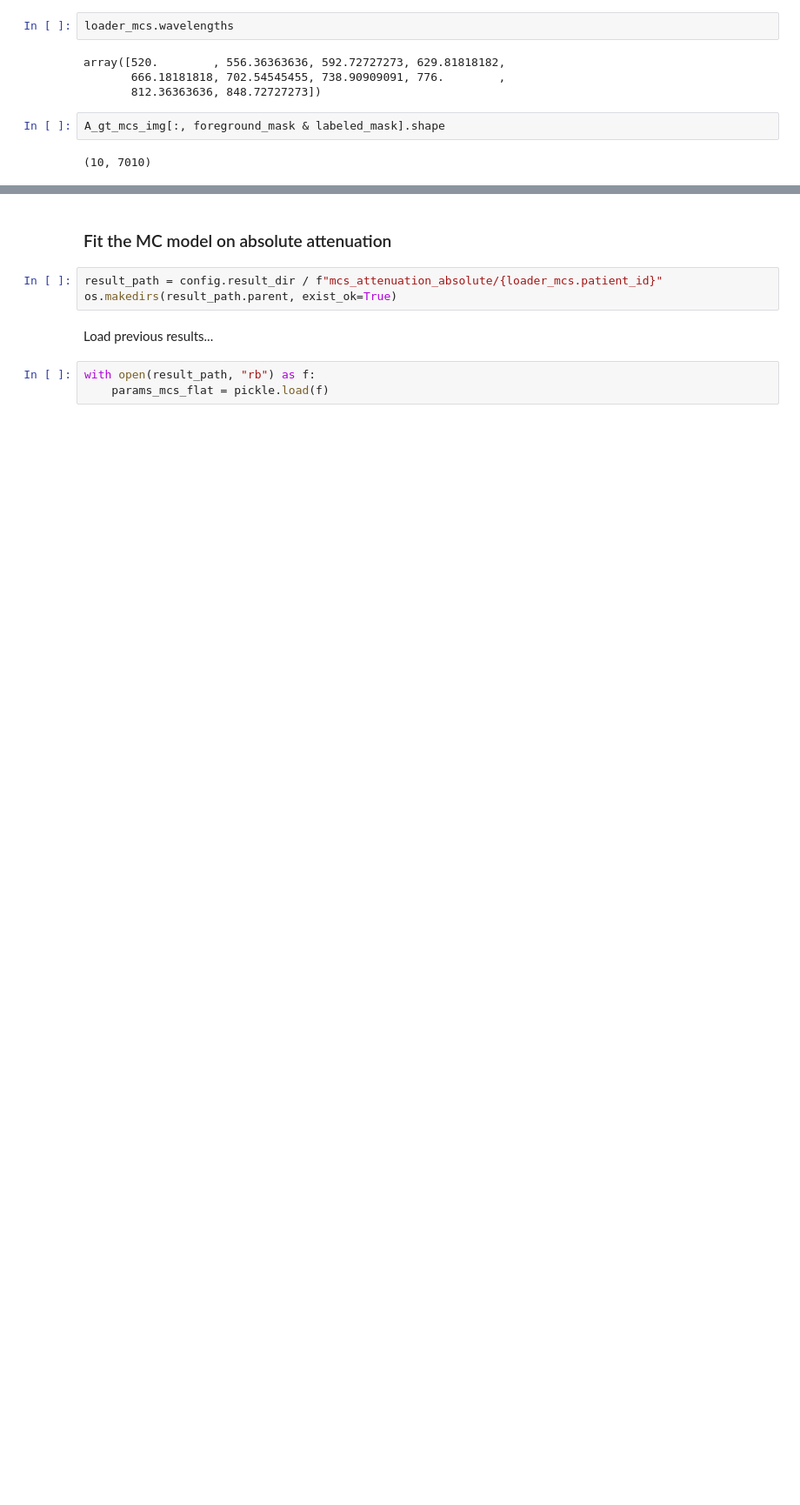
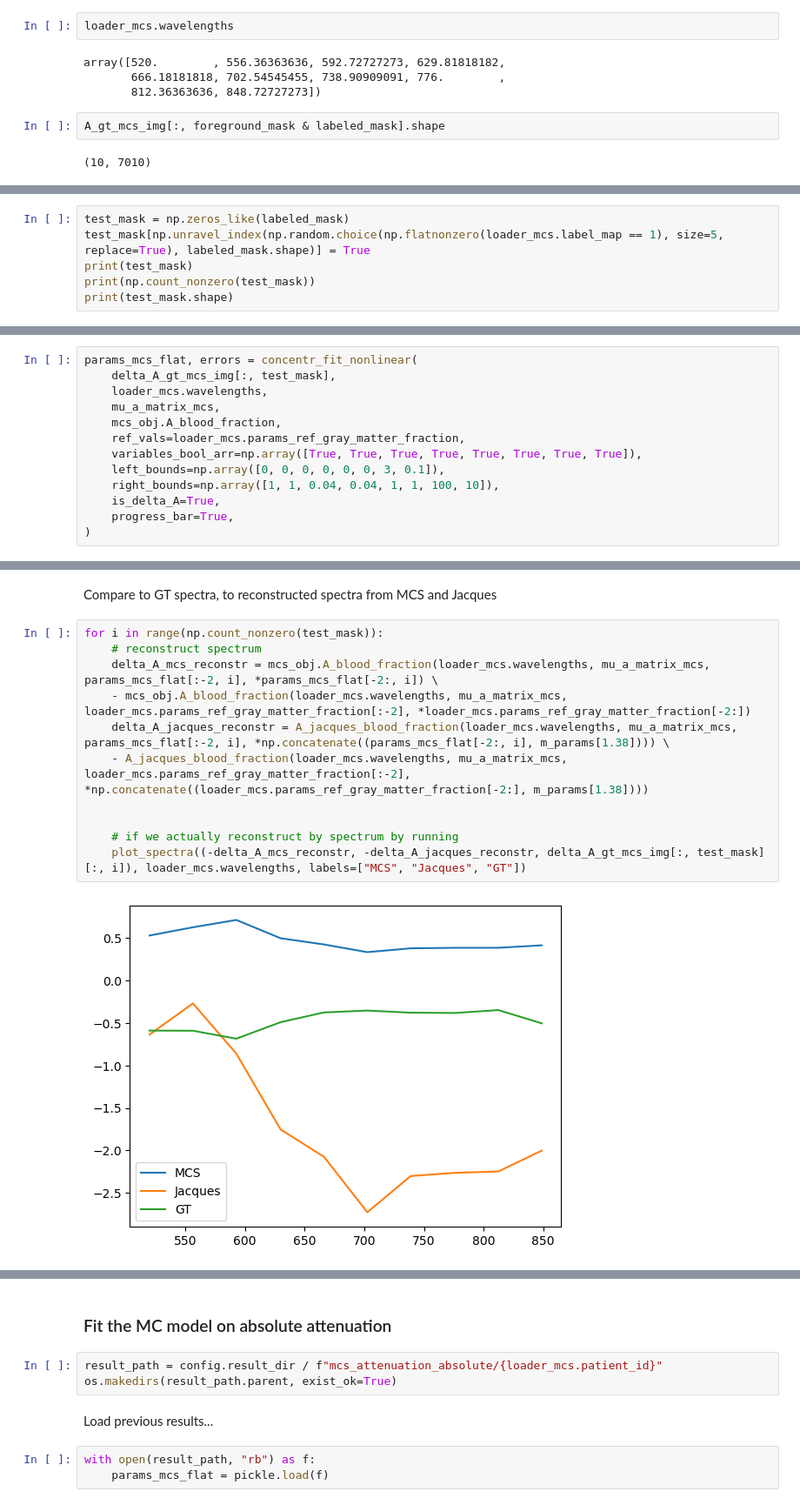
Before and after one commit to leonngl/hyperspectral-fit-idp, a Jupyter notebook: notebooks/model_comparison.ipynb, the cells around one changed output, grey strips where cells are left out. Shown at 87% size. Cells and saved outputs as stored; diff of their text form; blank space fills up the shorter version.

Commit message:
added new mu-a-matrix-computation and mcs+nlls debuggin notebook

```diff
--- a/notebooks/model_comparison.ipynb
+++ b/notebooks/model_comparison.ipynb
@@ -617,0 +684,6 @@ A_gt_mcs_img[:, foreground_mask & labeled_mask].shape
+# %%
+test_mask = np.zeros_like(labeled_mask)
+test_mask[np.unravel_index(np.random.choice(np.flatnonzero(loader_mcs.label_map == 1), size=5, replace=True), labeled_mask.shape)] = True
+print(test_mask)
+print(np.count_nonzero(test_mask))
+print(test_mask.shape)
@@ -617,0 +700,13 @@ A_gt_mcs_img[:, foreground_mask & labeled_mask].shape
+# %%
+params_mcs_flat, errors = concentr_fit_nonlinear(
+    delta_A_gt_mcs_img[:, test_mask],
+    loader_mcs.wavelengths,
+    mu_a_matrix_mcs,
+    mcs_obj.A_blood_fraction,
+    ref_vals=loader_mcs.params_ref_gray_matter_fraction,
+    variables_bool_arr=np.array([True, True, True, True, True, True, True, True]),
+    left_bounds=np.array([0, 0, 0, 0, 0, 0, 3, 0.1]),
+    right_bounds=np.array([1, 1, 0.04, 0.04, 1, 1, 100, 10]),
+    is_delta_A=True,
+    progress_bar=True,
+)
@@ -617,0 +729,15 @@ A_gt_mcs_img[:, foreground_mask & labeled_mask].shape
+# %% [markdown]
+Compare to GT spectra, to reconstructed spectra from MCS and Jacques
+# %%
+for i in range(np.count_nonzero(test_mask)):
+    # reconstruct spectrum
+    delta_A_mcs_reconstr = mcs_obj.A_blood_fraction(loader_mcs.wavelengths, mu_a_matrix_mcs, params_mcs_flat[:-2, i], *params_mcs_flat[-2:, i]) \
+    - mcs_obj.A_blood_fraction(loader_mcs.wavelengths, mu_a_matrix_mcs, loader_mcs.params_ref_gray_matter_fraction[:-2], *loader_mcs.params_ref_gray_matter_fraction[-2:])
+    delta_A_jacques_reconstr = A_jacques_blood_fraction(loader_mcs.wavelengths, mu_a_matrix_mcs, params_mcs_flat[:-2, i], *np.concatenate((params_mcs_flat[-2:, i], m_params[1.38]))) \
+    - A_jacques_blood_fraction(loader_mcs.wavelengths, mu_a_matrix_mcs, loader_mcs.params_ref_gray_matter_fraction[:-2], *np.concatenate((loader_mcs.params_ref_gray_matter_fraction[-2:], m_params[1.38])))
+
+
+    # if we actually reconstruct by spectrum by running
+    plot_spectra((-delta_A_mcs_reconstr, -delta_A_jacques_reconstr, delta_A_gt_mcs_img[:, test_mask][:, i]), loader_mcs.wavelengths, labels=["MCS", "Jacques", "GT"])
+# %% [output]
+[figure, added]
```
Also changed, not shown: parts of 9 cells of this notebook, 26 other files.
